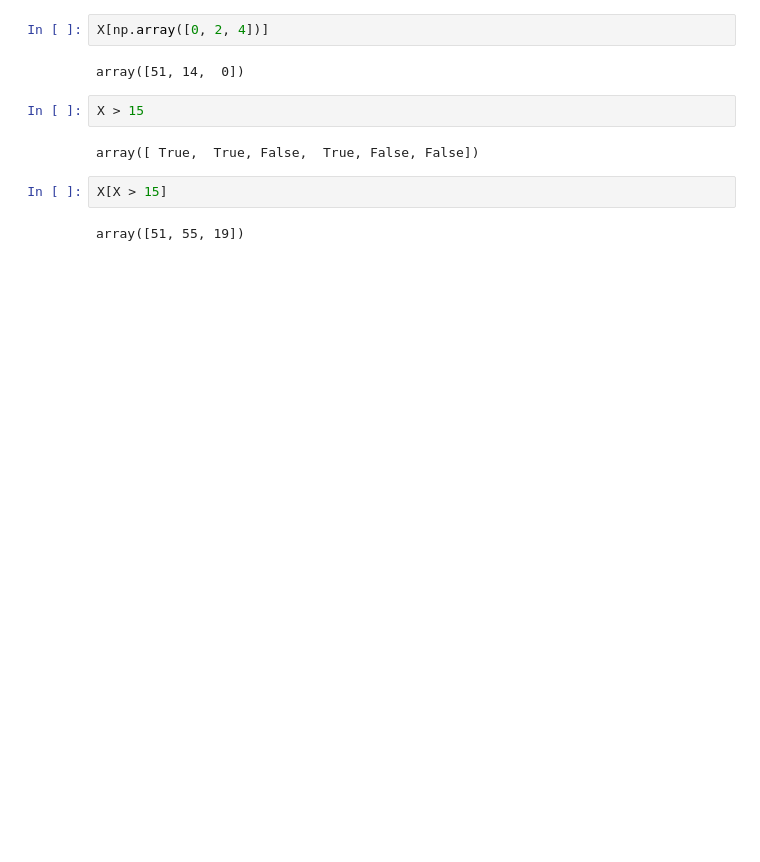
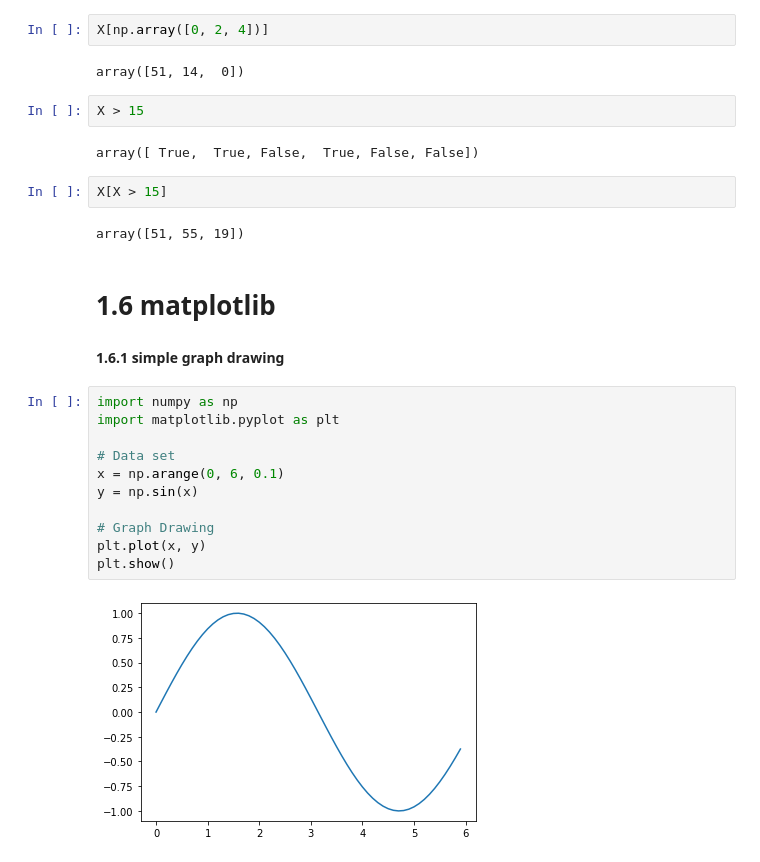
Before and after one commit to falconlee236/DeepLearningFrom_Scratch, a Jupyter notebook: Chapter_1.ipynb, the cells around one changed output. Cells and saved outputs as stored; diff of their text form; blank space fills up the shorter version.

Commit message:
Add: matplotlib practice

```diff
--- a/Chapter_1.ipynb
+++ b/Chapter_1.ipynb
@@ -126,3 +126,20 @@ array([ True,  True, False,  True, False, False])
 X[X > 15]
 # %% [output]
 array([51, 55, 19])
+# %% [markdown]
+# **1.6 matplotlib**
+# %% [markdown]
+**1.6.1 simple graph drawing**
+# %%
+import numpy as np
+import matplotlib.pyplot as plt
+
+# Data set
+x = np.arange(0, 6, 0.1)
+y = np.sin(x)
+
+# Graph Drawing
+plt.plot(x, y)
+plt.show()
+# %% [output]
+[figure, added]
```
Also changed, not shown: parts of 3 cells of this notebook.
